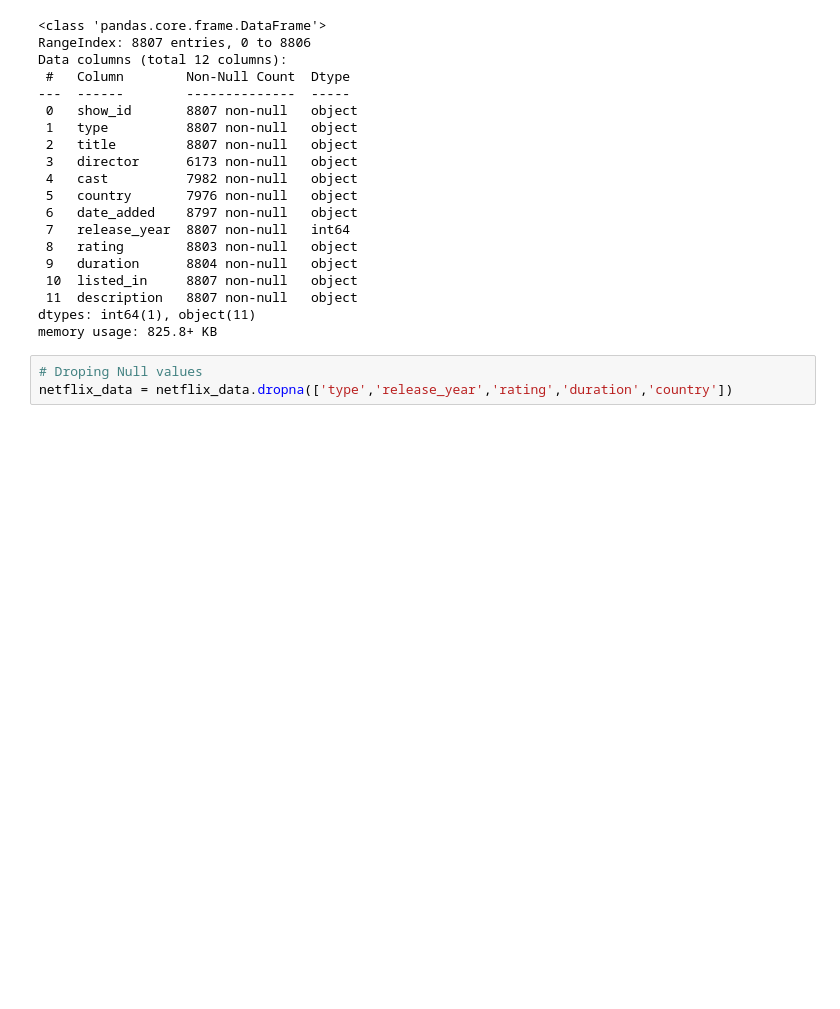
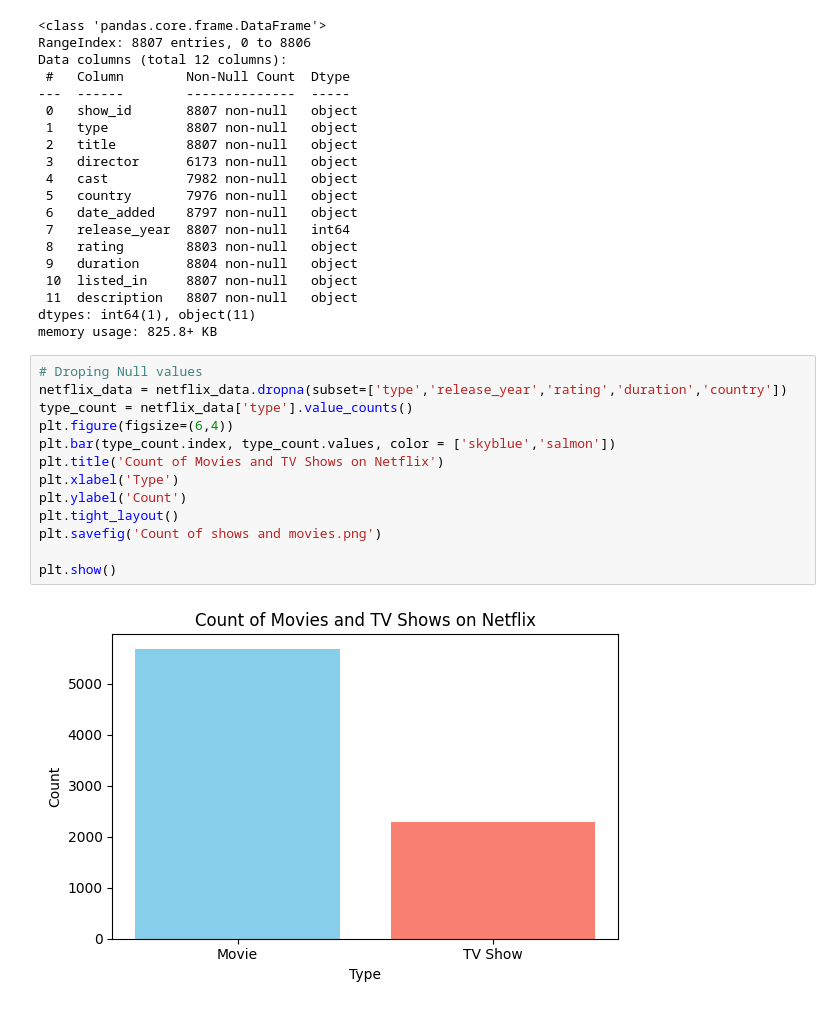
Before and after one commit to Saicharanraju0099/data-science, a Jupyter notebook: 10 - DATA ANALYSIS WITH PYTHON/10.5.1 - Netflix Dataset Visualization.ipynb, the cells around one changed output. Cells and saved outputs as stored; diff of their text form; blank space fills up the shorter version.

Commit message:
Netflix DataSet Analysis with Matplotlib using of  python

```diff
--- a/10 - DATA ANALYSIS WITH PYTHON/10.5.1 - Netflix Dataset Visualization.ipynb
+++ b/10 - DATA ANALYSIS WITH PYTHON/10.5.1 - Netflix Dataset Visualization.ipynb
@@ -34,4 +34,16 @@ dtypes: int64(1), object(11)
 memory usage: 825.8+ KB
 # %%
 # Droping Null values
-netflix_data = netflix_data.dropna(['type','release_year','rating','duration','country'])
+netflix_data = netflix_data.dropna(subset=['type','release_year','rating','duration','country'])
+type_count = netflix_data['type'].value_counts()
+plt.figure(figsize=(6,4))
+plt.bar(type_count.index, type_count.values, color = ['skyblue','salmon'])
+plt.title('Count of Movies and TV Shows on Netflix')
+plt.xlabel('Type')
+plt.ylabel('Count')
+plt.tight_layout()
+plt.savefig('Count of shows and movies.png')
+
+plt.show()
+# %% [output]
+[figure, added]
```
Also changed, not shown: parts of 5 cells of this notebook, 6 other files.
